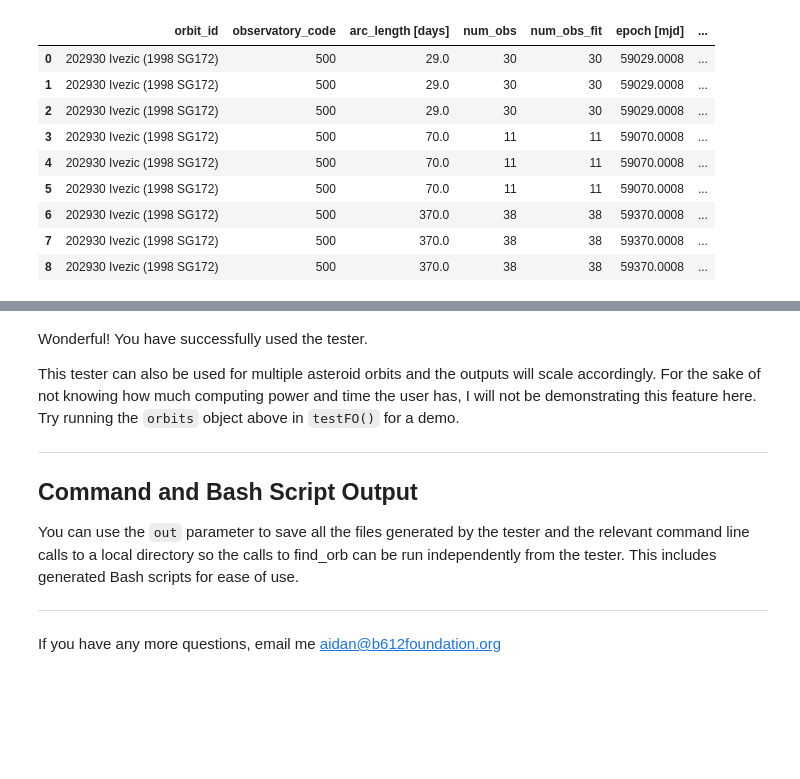
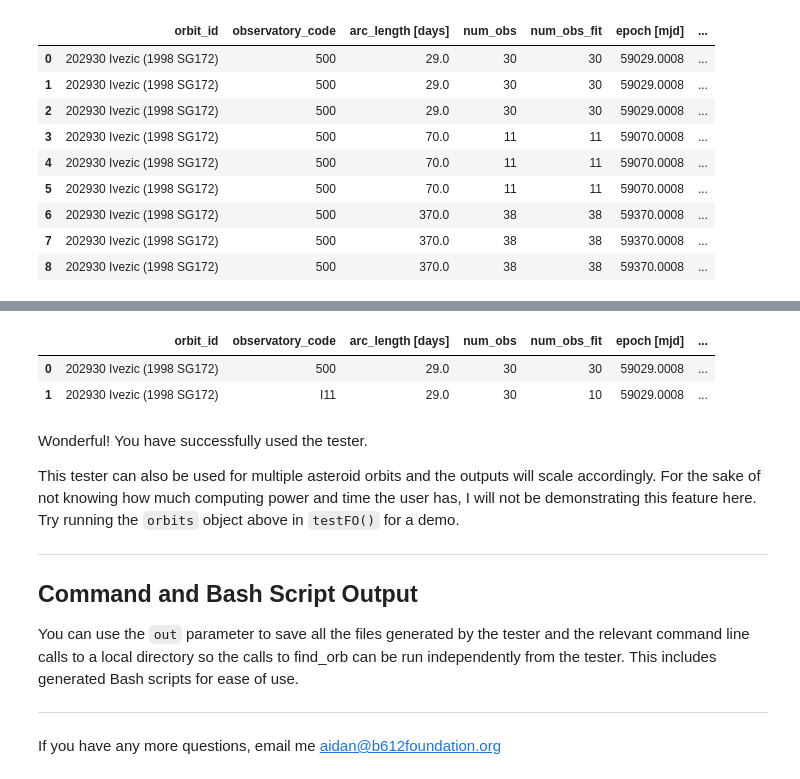
Before and after one commit to B612-Asteroid-Institute/validate_findorb, a Jupyter notebook: demos/validate_findorb_demo.ipynb, the cells around one changed output, grey strips where cells are left out. Drawn from its saved outputs; the diff is of its cells as text; code cells hidden in the pictures; blank space fills up the shorter version.

```diff
--- a/demos/validate_findorb_demo.ipynb
+++ b/demos/validate_findorb_demo.ipynb
@@ -103,3 +108,10 @@ testFO(ivezic,'500',t0,dts,errors)
+# %%
+obs = ['500','I11']
+testFO(ivezic,obs,dts[0],errors[0])
+# %% [output]
+|  | orbit_id | observatory_code | arc_length [days] | num_obs | num_obs_fit | epoch [mjd] | ... |
+| 0 | 202930 Ivezic (1998 SG172) | 500 | 29.0 | 30 | 30 | 59029.0008 | ... |
+| 1 | 202930 Ivezic (1998 SG172) | I11 | 29.0 | 30 | 10 | 59029.0008 | ... |
 # %% [markdown]
 Wonderful! You have successfully used the tester.
 
```
Also changed, not shown: parts of 6 cells of this notebook.
